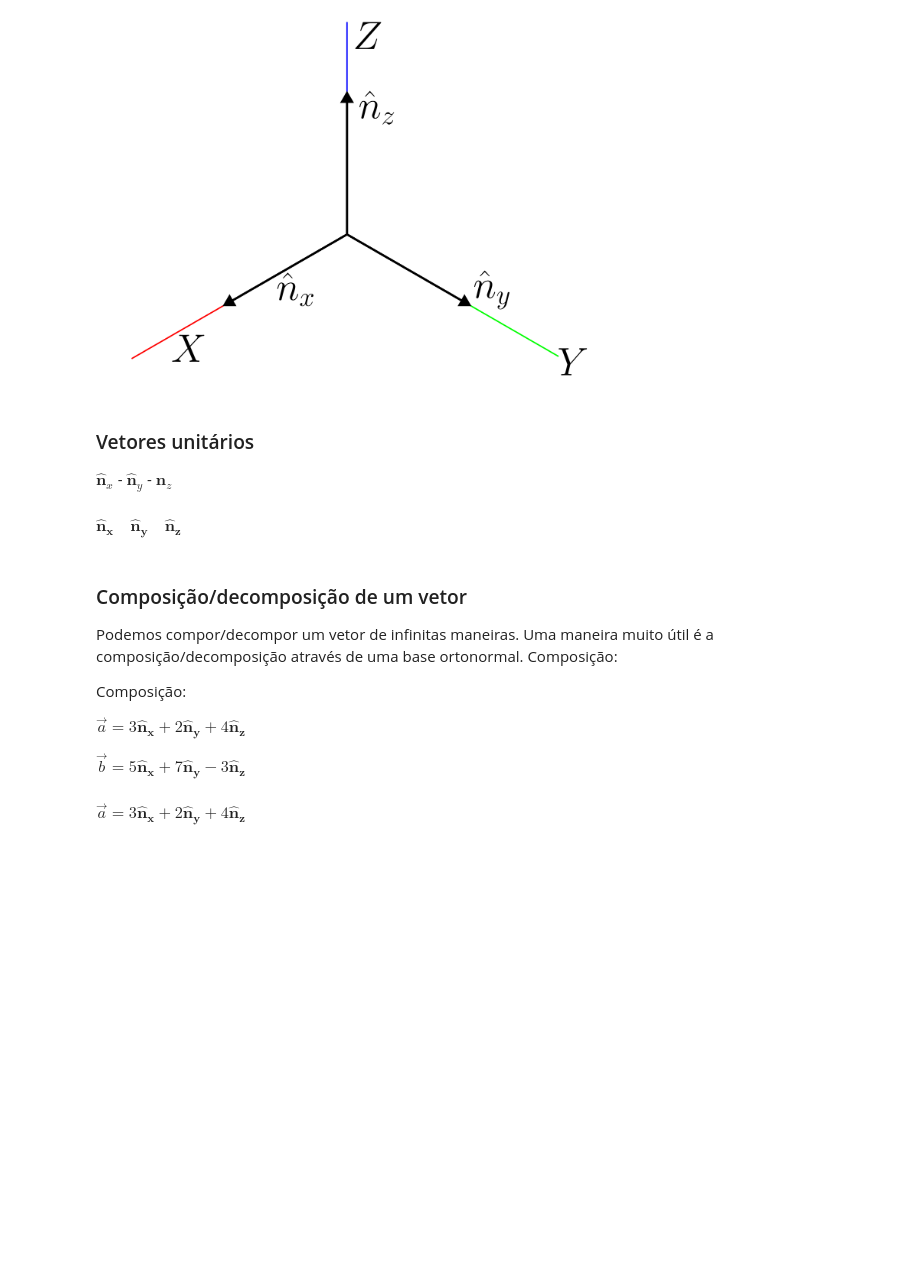
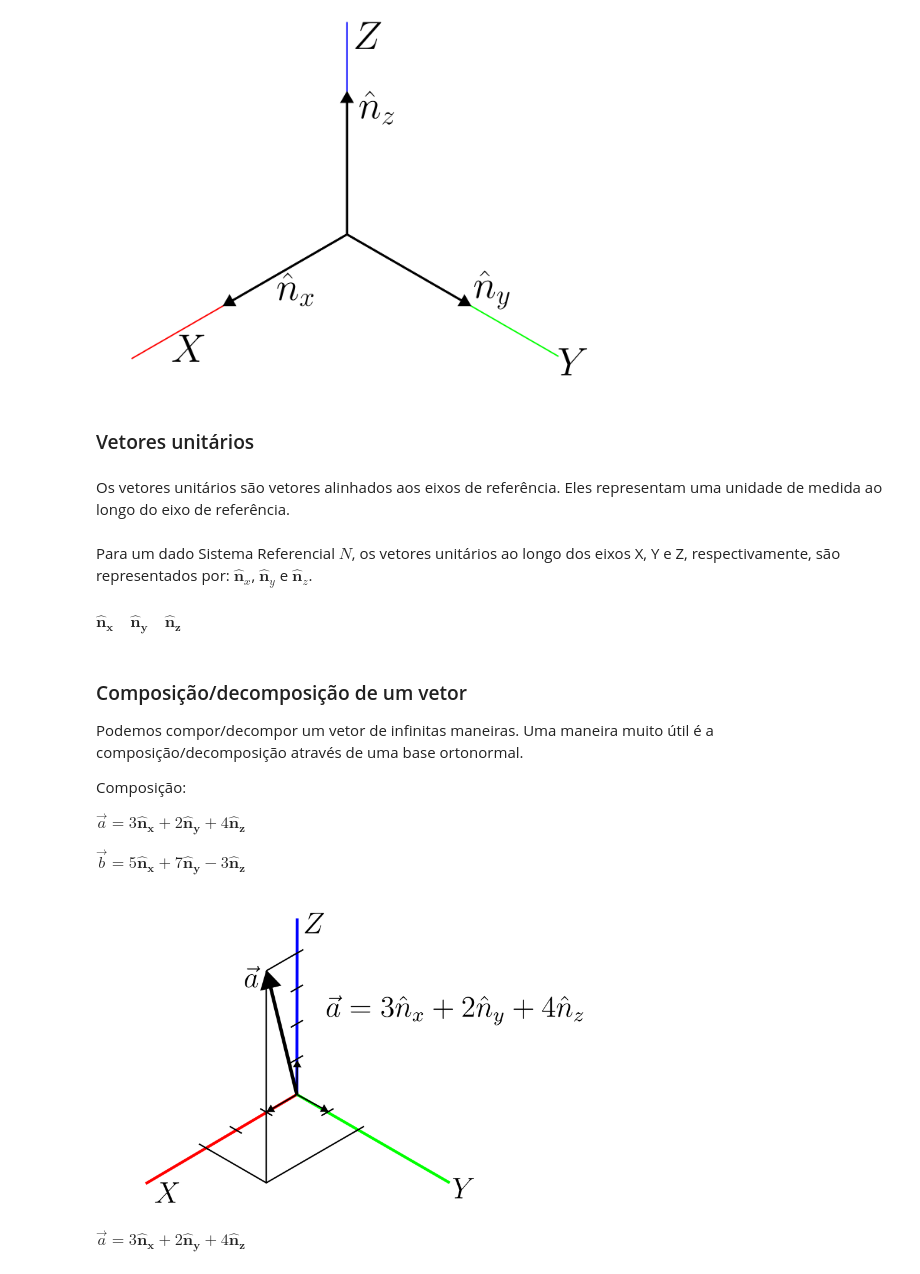
Before and after one commit to Pi-vi/Aulas_Dinamica, a Jupyter notebook: Din1.ipynb, the cells around one changed output. Saved outputs shown, nothing was run; the diff lists cells and outputs as text; code cells hidden in the pictures; blank space fills up the shorter version.

```diff
--- a/Din1.ipynb
+++ b/Din1.ipynb
@@ -98,10 +98,12 @@ Image('Eixos-Base-Letras.png',width=500)
 [figure]
 # %%
 N = me.ReferenceFrame('N')
+# %% [markdown]
+###  Vetores unitários
+# %% [markdown]
+Os vetores unitários são vetores alinhados aos eixos de referência. Eles representam uma unidade de medida ao longo do eixo de referência.
 # %% [markdown]
-###  Vetores unitários
-
-$\hat{\textbf{n}}_{x}$ - $\hat{\textbf{n}}_{y}$ - $\hat{\textbf{n}}_{z}$
+Para um dado Sistema Referencial $N$, os vetores unitários ao longo dos eixos X, Y e Z, respectivamente, são representados por: $\hat{\textbf{n}}_{x}$, $\hat{\textbf{n}}_{y}$ e $\hat{\textbf{n}}_{z}$.
 # %%
 N.x
 N.y
@@ -114,13 +116,16 @@ $\displaystyle \mathbf{\hat{n}_x}\quad \mathbf{\hat{n}_y} \quad \mathbf{\hat{n}_
 ###  Composição/decomposição de um vetor
 
 Podemos compor/decompor um vetor de infinitas maneiras. Uma maneira muito útil é a composição/decomposição através de uma base ortonormal.
-Composição:
 
 Composição:
 
 $\vec{a} = 3\mathbf{\hat{n}_{x}} + 2\mathbf{\hat{n}_{y}} + 4\mathbf{\hat{n}_{z}}$
 
 $\vec{b} = 5\mathbf{\hat{n}_{x}} + 7\mathbf{\hat{n}_{y}} - 3\mathbf{\hat{n}_{z}}$
+# %%
+Image('comp_vet.png',width=500)
+# %% [output]
+[figure, added]
 # %%
 a = 3*N.x + 2*N.y + 4*N.z
 Math(rf'\vec{{a}} = {latex(a)}')
```
Also changed, not shown: parts of 12 cells of this notebook, 6 other files.
